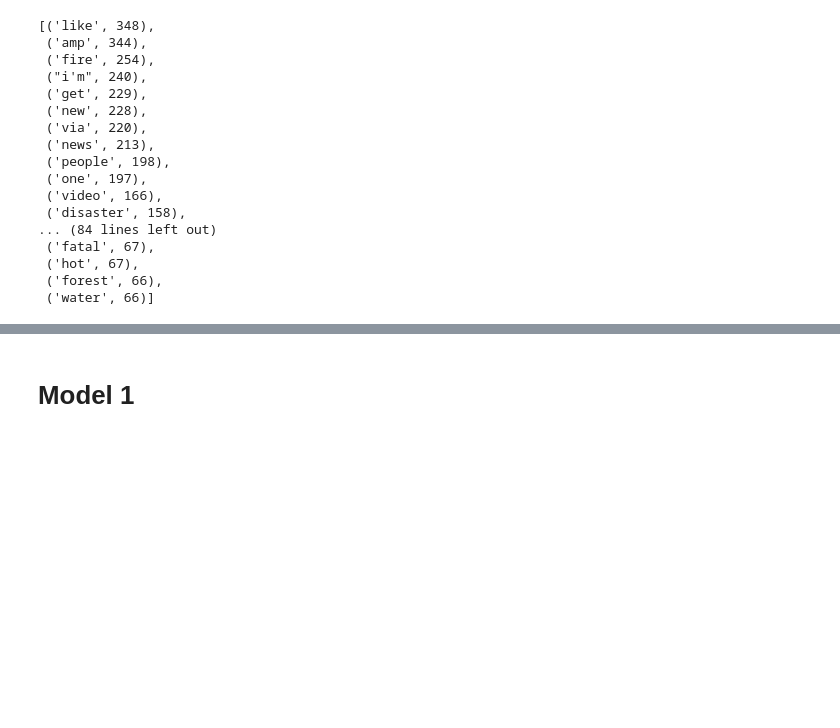
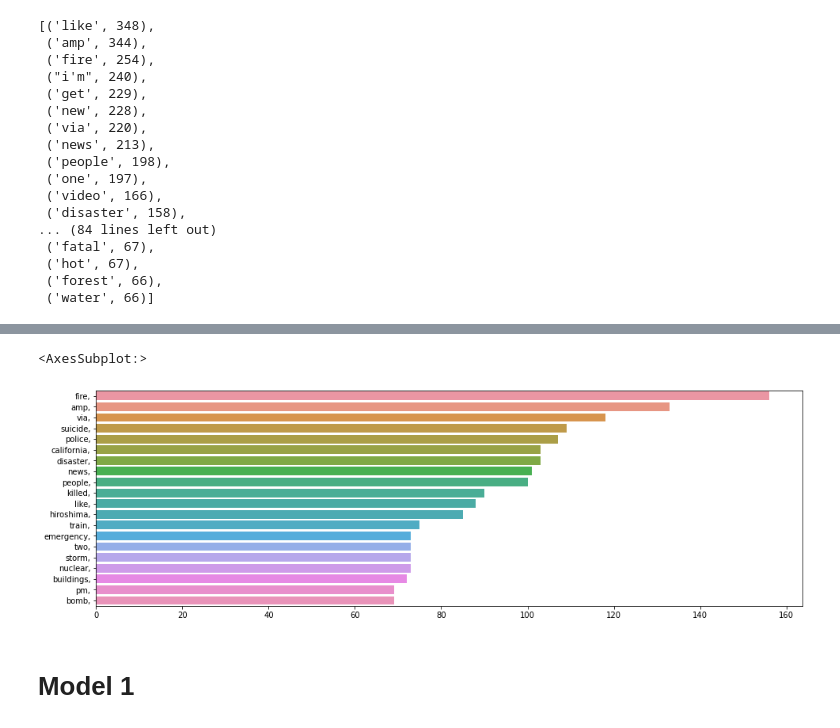
Before and after one commit to twhipple/Disaster_Tweets_NLP, a Jupyter notebook: Disaster_Tweets_Notebook_Again.ipynb, the cells around one changed output, grey strips where cells are left out. Drawn from its saved outputs; the diff is of its cells as text; code cells hidden in the pictures; blank space fills up the shorter version.

```diff
--- a/Disaster_Tweets_Notebook_Again.ipynb
+++ b/Disaster_Tweets_Notebook_Again.ipynb
@@ -735,3 +770,32 @@ train.head()
+# %%
+# Create a corpus of target words (cleaned)
+def create_corpus(df,target):
+    corpus=[]
+
+    for x in df[df['target']==target]['new_text'].str.split():
+        for i in x:
+            corpus.append(i)
+    return corpus
+# %%
+# The most frequent 20 words when target is disaster or 1
+import collections
+
+allWords=create_corpus(train,target=1)
+vocabulary= set(allWords)
+vocabulary_list= list(vocabulary)
+
+plt.figure(figsize=(16,5))
+counter=collections.Counter(allWords)
+most=counter.most_common()
+x=[]
+y=[]
+for word,count in most[:20]:
+    x.append(word)
+    y.append(count)
+sns.barplot(x=y,y=x)
+# %% [output]
+<AxesSubplot:>
+[figure, added]
 # %% [markdown]
 # Model 1
 # %%
```
Also changed, not shown: parts of 10 cells of this notebook.
